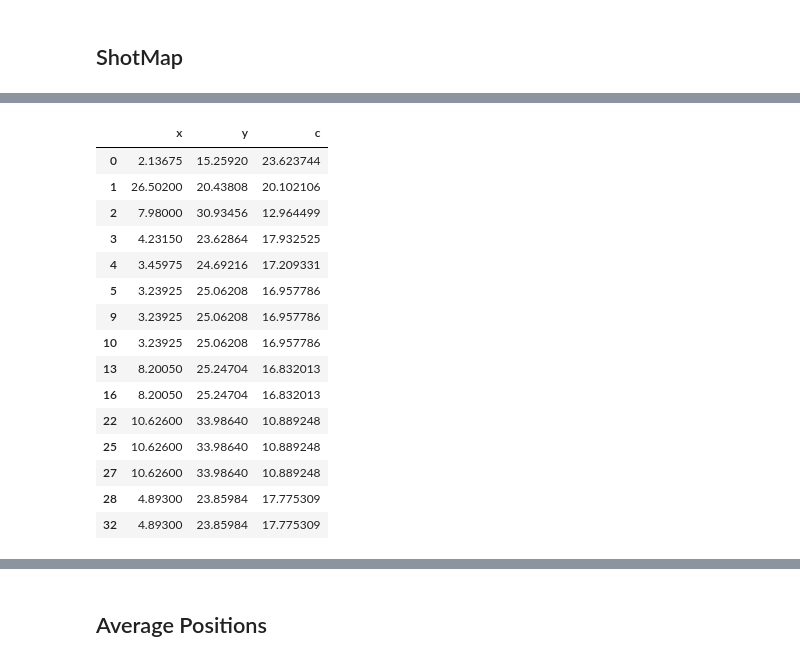
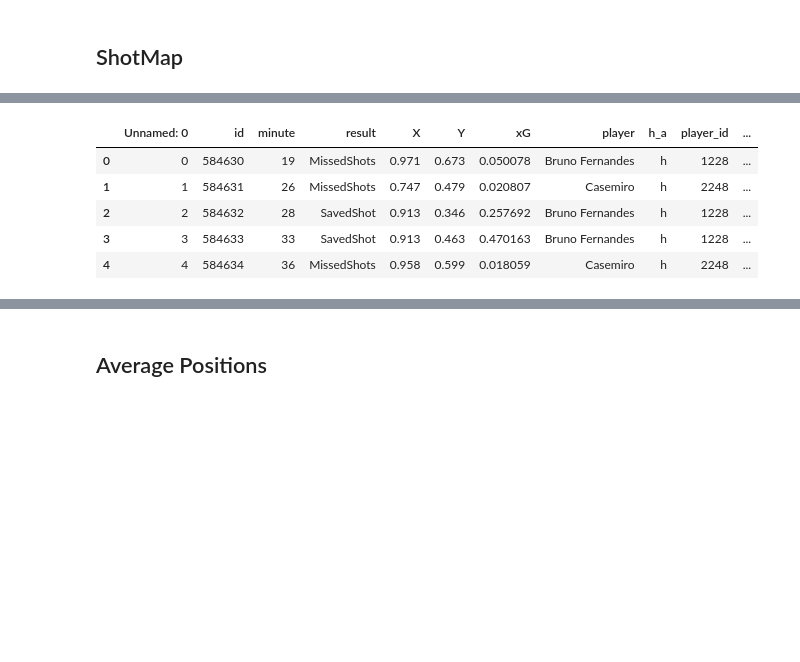
Before and after one commit to ishdeep-10/IndianCitizen, a Jupyter notebook: ScorePredict/notebooks/SeasonAnalysis.ipynb, the cells around one changed output, grey strips where cells are left out. Cells and saved outputs as stored; diff of their text form; code cells hidden in the pictures; blank space fills up the shorter version.

```diff
--- a/ScorePredict/notebooks/SeasonAnalysis.ipynb
+++ b/ScorePredict/notebooks/SeasonAnalysis.ipynb
@@ -447,19 +409,0 @@ df_shots = df_shots.drop_duplicates()
-# %%
-df_shots[['x','y','c']].head(15)
-# %% [output]
-|  | x | y | c |
-| 0 | 2.13675 | 15.25920 | 23.623744 |
-| 1 | 26.50200 | 20.43808 | 20.102106 |
-| 2 | 7.98000 | 30.93456 | 12.964499 |
-| 3 | 4.23150 | 23.62864 | 17.932525 |
-| 4 | 3.45975 | 24.69216 | 17.209331 |
-| 5 | 3.23925 | 25.06208 | 16.957786 |
-| 9 | 3.23925 | 25.06208 | 16.957786 |
-| 10 | 3.23925 | 25.06208 | 16.957786 |
-| 13 | 8.20050 | 25.24704 | 16.832013 |
-| 16 | 8.20050 | 25.24704 | 16.832013 |
-| 22 | 10.62600 | 33.98640 | 10.889248 |
-| 25 | 10.62600 | 33.98640 | 10.889248 |
-| 27 | 10.62600 | 33.98640 | 10.889248 |
-| 28 | 4.89300 | 23.85984 | 17.775309 |
-| 32 | 4.89300 | 23.85984 | 17.775309 |
@@ -473,0 +410,11 @@ df_shots["Angle"] = np.where(np.arctan(7.32 * df_shots["x"] / (df_shots["x"]**2
+# %%
+df_shots = pd.read_csv('C:/Users/acer/Documents/GitHub/IndianCitizen/ScorePredict/Data/PL/2024-25/shot_data.csv')
+# %%
+df_shots.head()
+# %% [output]
+|  | Unnamed: 0 | id | minute | result | X | Y | xG | player | h_a | player_id | ... |
+| 0 | 0 | 584630 | 19 | MissedShots | 0.971 | 0.673 | 0.050078 | Bruno Fernandes | h | 1228 | ... |
+| 1 | 1 | 584631 | 26 | MissedShots | 0.747 | 0.479 | 0.020807 | Casemiro | h | 2248 | ... |
+| 2 | 2 | 584632 | 28 | SavedShot | 0.913 | 0.346 | 0.257692 | Bruno Fernandes | h | 1228 | ... |
+| 3 | 3 | 584633 | 33 | SavedShot | 0.913 | 0.463 | 0.470163 | Bruno Fernandes | h | 1228 | ... |
+| 4 | 4 | 584634 | 36 | MissedShots | 0.958 | 0.599 | 0.018059 | Casemiro | h | 2248 | ... |
```
Also changed, not shown: parts of 13 cells of this notebook, 1 other file.
